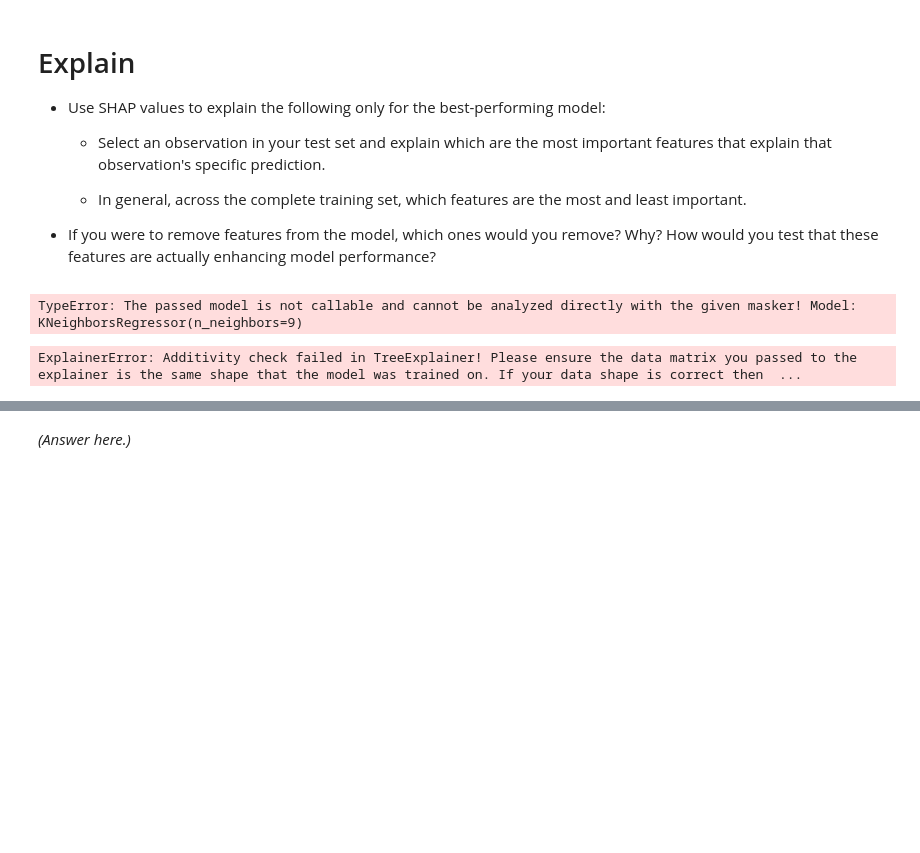
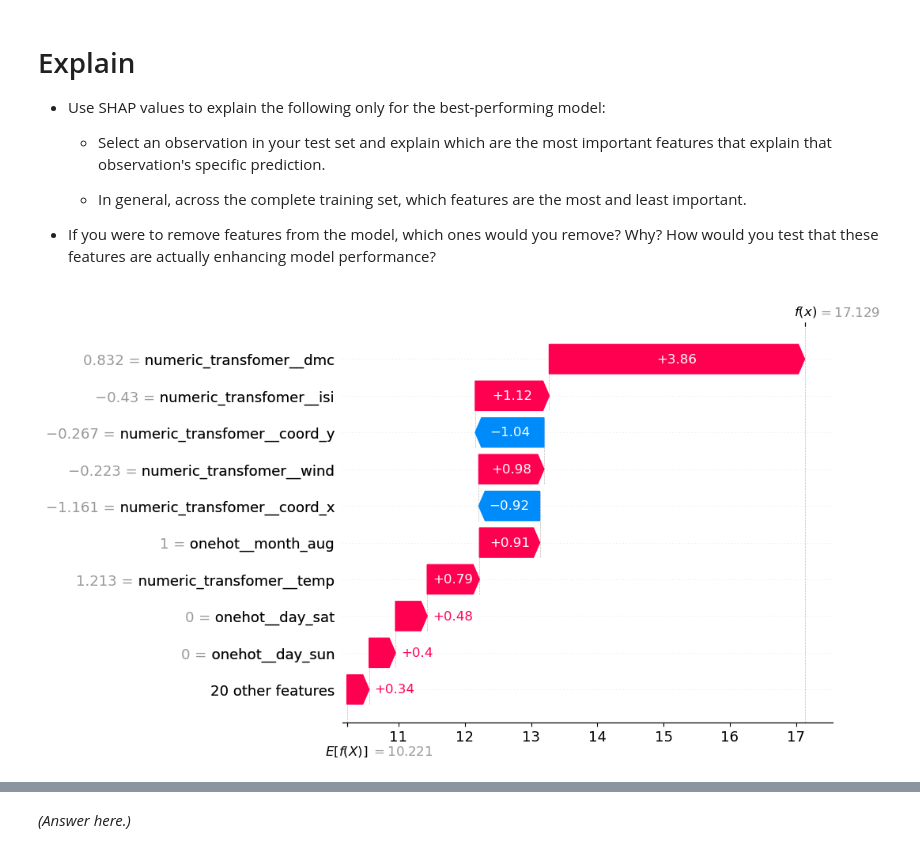
Before and after one commit to halekad/production, a Jupyter notebook: 02_activities/assignments/assignment_2.ipynb, the cells around one changed output, grey strips where cells are left out. Cells and saved outputs as stored; diff of their text form; code cells hidden in the pictures; blank space fills up the shorter version.

```diff
--- a/02_activities/assignments/assignment_2.ipynb
+++ b/02_activities/assignments/assignment_2.ipynb
@@ -759,23 +761,27 @@ pipe_knr.fit(X_train, Y_train)
 data_transform = grid_cv1.best_estimator_.named_steps['preprocess'].transform(X_test)
 
 explainer = shap.Explainer(
-    grid_cv1.best_estimator_.named_steps['knr'],
+    grid_cv1.best_estimator_.named_steps['knr'].predict,
     data_transform,
     feature_names = grid_cv1.best_estimator_.named_steps['preprocess'].get_feature_names_out())
 
 shap_values = explainer(data_transform)
-# %% [output]
-TypeError: The passed model is not callable and cannot be analyzed directly with the given masker! Model: KNeighborsRegressor(n_neighbors=9)
 # %%
+'''
 # No luck with GradientBoostingRegressor either...
 pipe_knr3.fit(X_train, Y_train)
 data_transform = grid_cv3.best_estimator_.named_steps['preprocess3'].transform(X_test)
+'''
 
-explainer = shap.Explainer(
+'''explainer = shap.Explainer(
     grid_cv3.best_estimator_.named_steps['knr3'],
     data_transform,
     feature_names = grid_cv3.best_estimator_.named_steps['preprocess3'].get_feature_names_out())
 
 shap_values = explainer(data_transform)
+'''
+
+'''
+explainer = shap.Explainer(grid_cv3.best_estimator_, X_test)
+shap_values = explainer(X_test)
+'''
-# %% [output]
-ExplainerError: Additivity check failed in TreeExplainer! Please ensure the data matrix you passed to the explainer is the same shape that the model was trained on. If your data shape is correct then  ...
@@ -782,3 +790,5 @@ ExplainerError: Additivity check failed in TreeExplainer! Please ensure the data
 # %%
-#shap.plots.waterfall(shap_values[1])
+shap.plots.waterfall(shap_values[10])
+# %% [output]
+[figure, added]
 # %%
```
Also changed, not shown: parts of 13 cells of this notebook.
